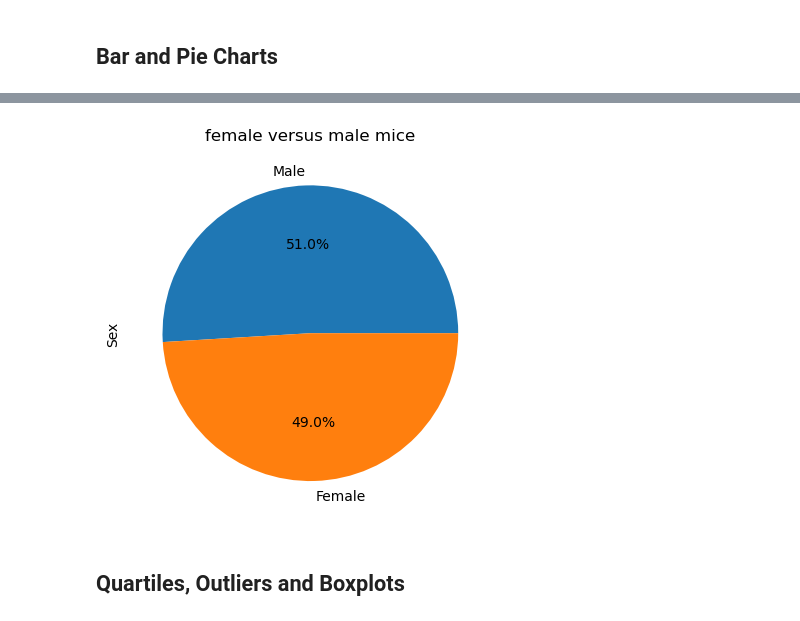
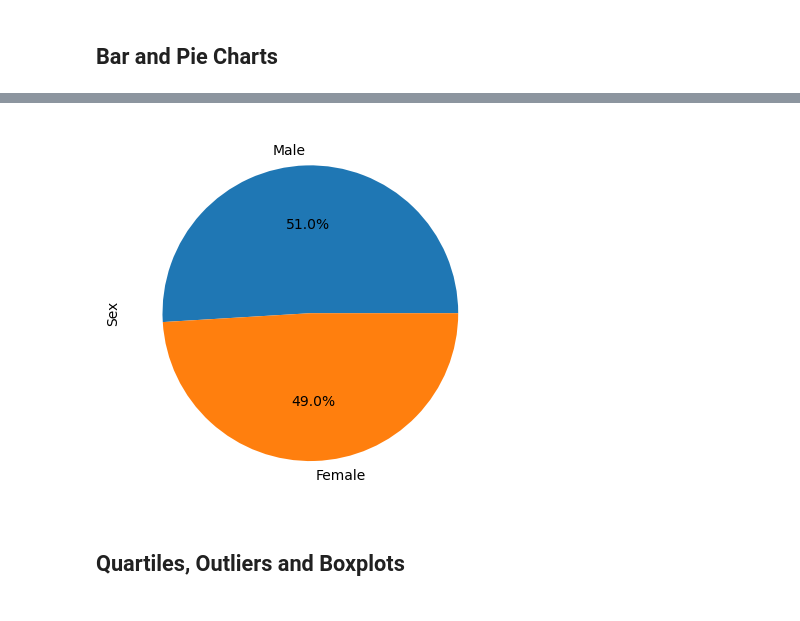
Before and after one commit to rdekker3/module-5, a Jupyter notebook: pymaceuticals_starter.ipynb, the cells around one changed output, grey strips where cells are left out. Saved outputs shown, nothing was run; the diff lists cells and outputs as text; code cells hidden in the pictures.

```diff
--- a/pymaceuticals_starter.ipynb
+++ b/pymaceuticals_starter.ipynb
@@ -157,12 +182,8 @@ plt.show()
 # %%
 # Generate a pie plot showing the distribution of female versus male mice using pyplot
-labels = ["female", "male"]
-sizes = [50, 50]
-plot = mouse_gender.plot.pie(y="Total Count", autopct="%1.1f%%")
-plt.title("female versus male mice")
-plt.ylabel("Sex")
+plot = mouse_gender.plot.pie(autopct="%1.1f%%")
 plt.show()
 # %% [output]
-[figure, old version]
+[figure, new version]
 # %% [markdown]
 ## Quartiles, Outliers and Boxplots
```
Also changed, not shown: parts of 12 cells of this notebook, 1 other file.
